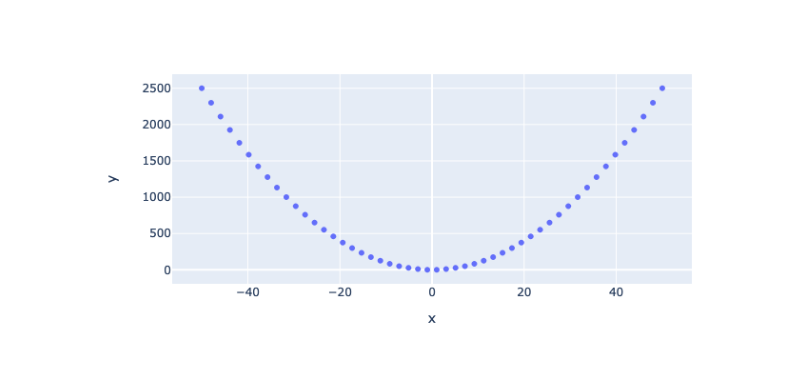
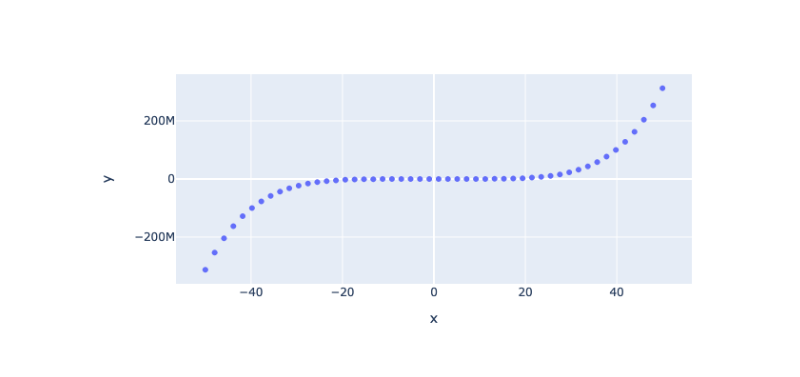
Before and after one commit to grimmolf/my-notebooks-repo, a Jupyter notebook: experiment1.ipynb, the cells around one changed output. Drawn from its saved outputs; the diff is of its cells as text; code cells hidden in the pictures.

```diff
--- a/experiment1.ipynb
+++ b/experiment1.ipynb
@@ -4,7 +4,7 @@ import plotly.express as px
 # x-axis data points
 x = np.linspace(start=-50, stop=50)
 # y-axis data points
-y = x ** 2
+y = x ** 5
 # define the plot
 fig = px.scatter(x=x, y=y)
 fig.show()
@@ -13 +12 @@ fig.show()
-[figure, old version]
+[figure, new version]
```
Also changed, not shown: parts of 1 cell of this notebook.
